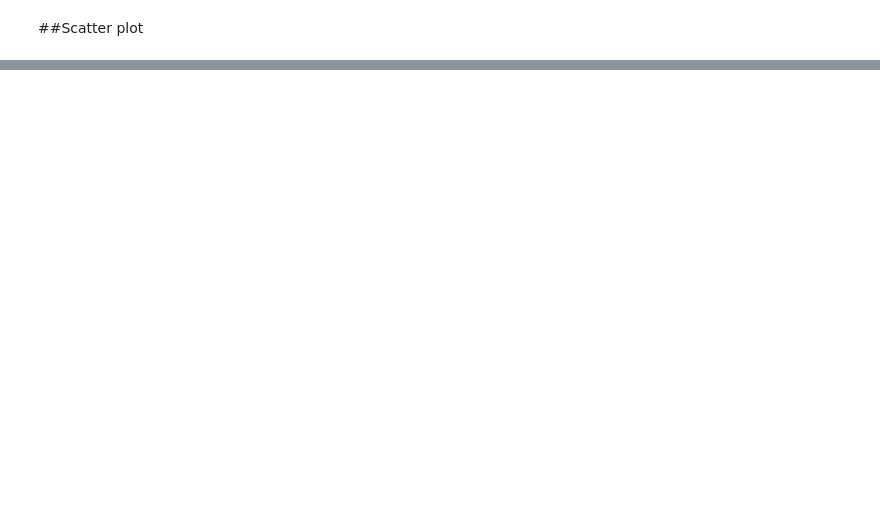
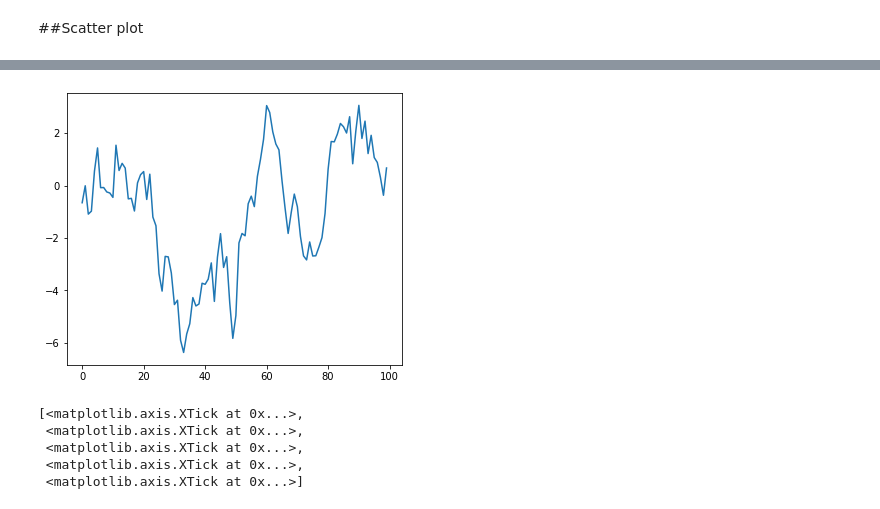
Before and after one commit to cchio74/forgemaster, a Jupyter notebook: lab04_BJ_plot.ipynb, the cells around one changed output, grey strips where cells are left out. Cells and saved outputs as stored; diff of their text form; code cells hidden in the pictures; blank space fills up the shorter version.

```diff
--- a/lab04_BJ_plot.ipynb
+++ b/lab04_BJ_plot.ipynb
@@ -115,0 +397,2 @@ plt.scatter(x=df['A'],y=df['B'],s=df['C']*-100,c=df['D'])
+# %%
+ax=fig.add_subplot(1,1,1)
@@ -115,0 +403,13 @@ plt.scatter(x=df['A'],y=df['B'],s=df['C']*-100,c=df['D'])
+# %%
+fig
+# %% [output]
+[figure, added]
+# %%
+s=pd.Series(np.random.randn(100))
+ax.set_xticks([0,25,50,75,100])
+# %% [output]
+[<matplotlib.axis.XTick at 0x...>,
+ <matplotlib.axis.XTick at 0x...>,
+ <matplotlib.axis.XTick at 0x...>,
+ <matplotlib.axis.XTick at 0x...>,
+ <matplotlib.axis.XTick at 0x...>]
```
Also changed, not shown: parts of 57 cells of this notebook.
